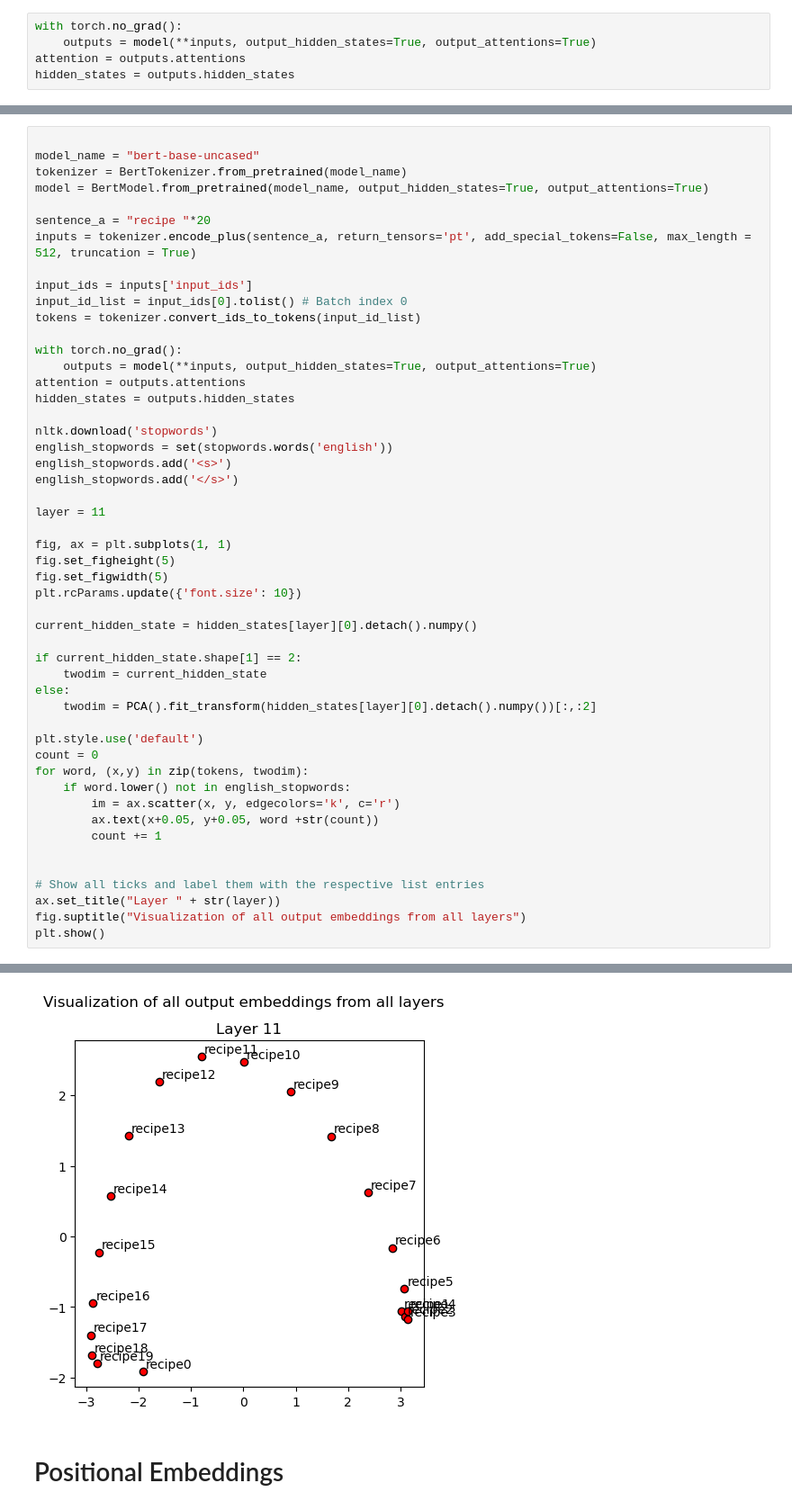
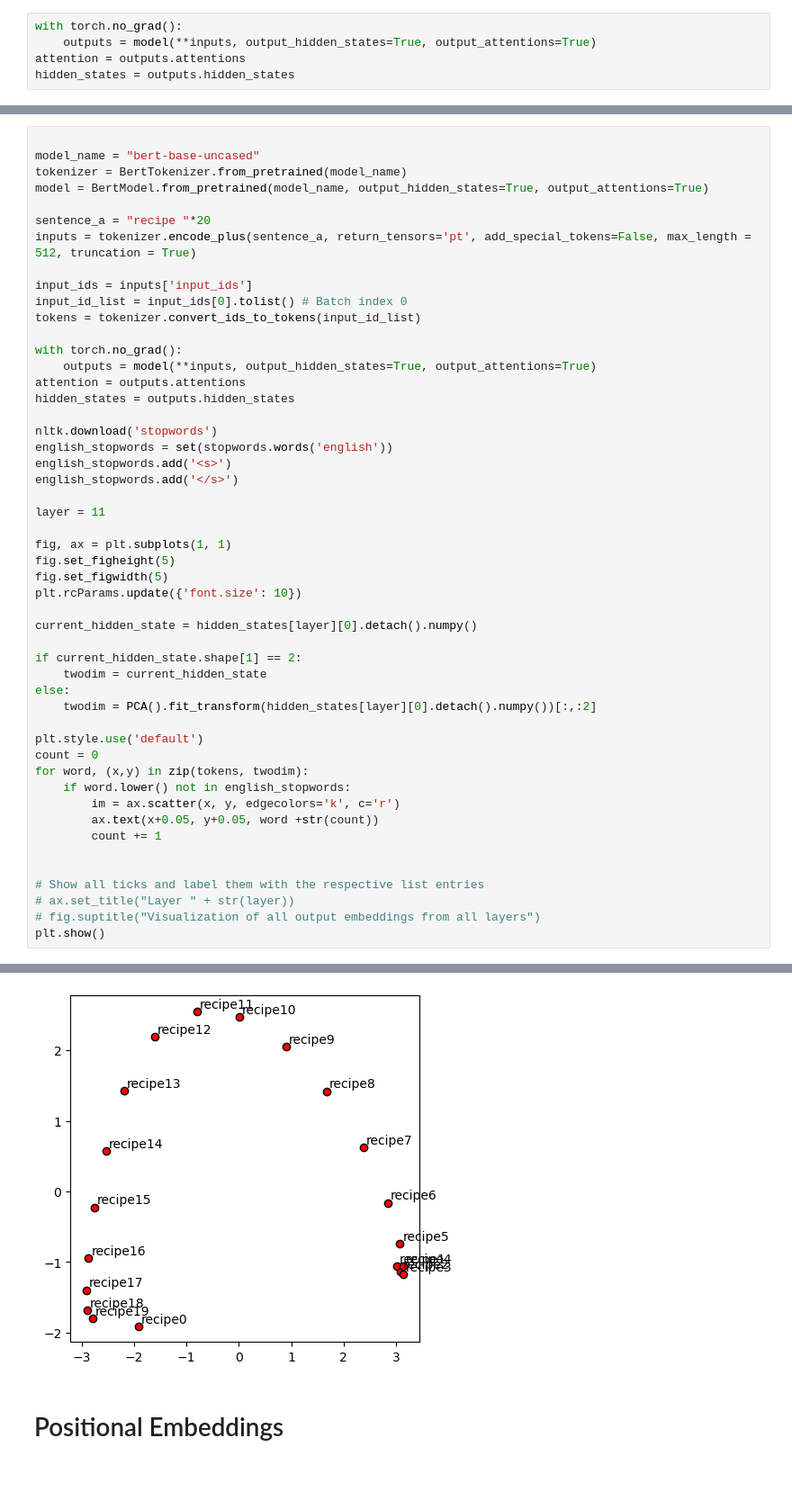
Before and after one commit to vladbug/CookingBot, a Jupyter notebook: plots.ipynb, the cells around one changed output, grey strips where cells are left out. Shown at 90% size. Drawn from its saved outputs; the diff is of its cells as text; blank space fills up the shorter version.

```diff
--- a/plots.ipynb
+++ b/plots.ipynb
@@ -111,36 +111,36 @@ english_stopwords.add('</s>')
 
 layer = 11
 
 fig, ax = plt.subplots(1, 1)
 fig.set_figheight(5)
 fig.set_figwidth(5)
 plt.rcParams.update({'font.size': 10})
 
 current_hidden_state = hidden_states[layer][0].detach().numpy()
 
 if current_hidden_state.shape[1] == 2:
     twodim = current_hidden_state
 else:
     twodim = PCA().fit_transform(hidden_states[layer][0].detach().numpy())[:,:2]
 
 plt.style.use('default')
 count = 0
 for word, (x,y) in zip(tokens, twodim):
     if word.lower() not in english_stopwords:
         im = ax.scatter(x, y, edgecolors='k', c='r')
         ax.text(x+0.05, y+0.05, word +str(count))
         count += 1
 
 
 # Show all ticks and label them with the respective list entries
-ax.set_title("Layer " + str(layer))
-fig.suptitle("Visualization of all output embeddings from all layers")
+# ax.set_title("Layer " + str(layer))
+# fig.suptitle("Visualization of all output embeddings from all layers")
 plt.show()
 # %% [output]
 [nltk_data] Downloading package stopwords to
 [nltk_data]     C:\Users\ASUS\AppData\Roaming\nltk_data...
 [nltk_data]   Package stopwords is already up-to-date!
-[figure, old version]
+[figure, new version]
 # %% [markdown]
 # Positional Embeddings
 # %%
```
Also changed, not shown: parts of 3 cells of this notebook.
